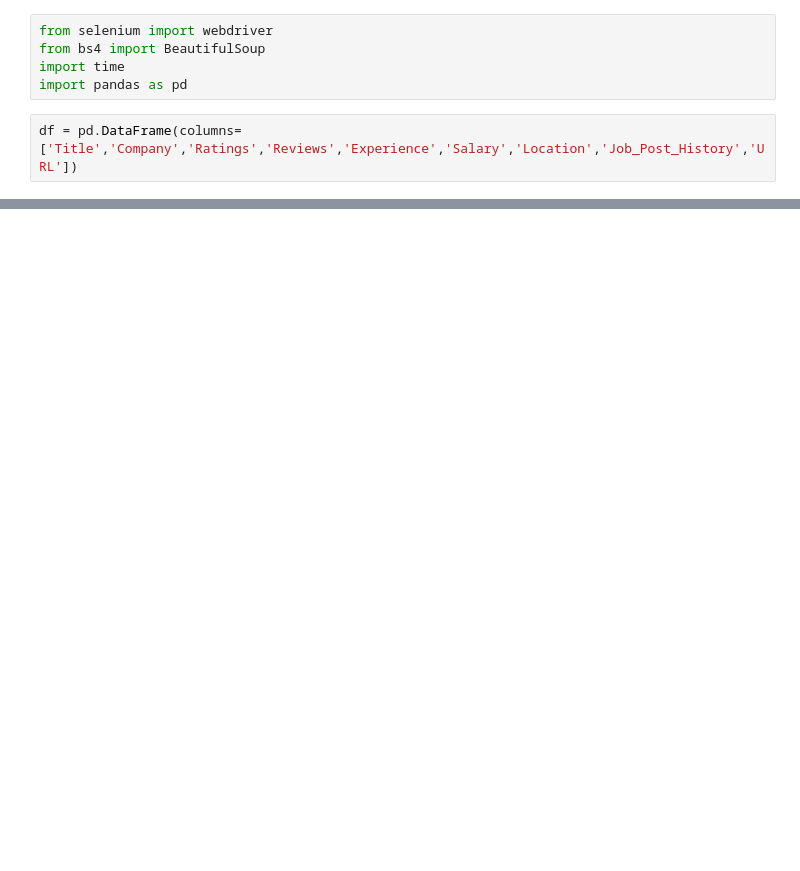
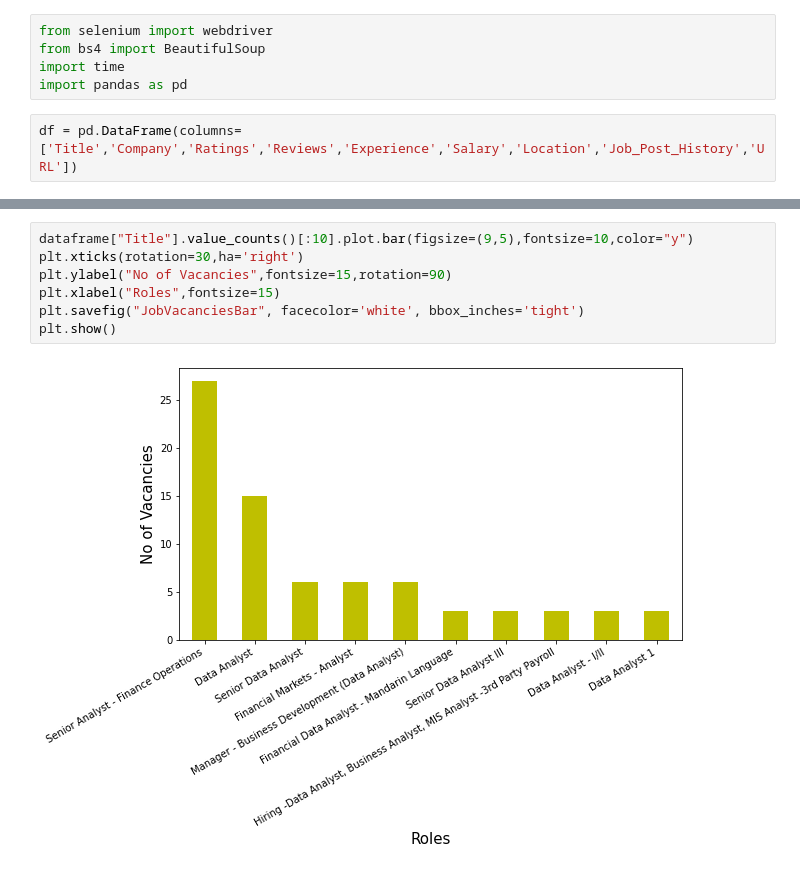
Before and after one commit to MihirMalani1712/SE_PROJECT, a Jupyter notebook: scraper.ipynb, the cells around one changed output, grey strips where cells are left out. Saved outputs shown, nothing was run; the diff lists cells and outputs as text; blank space fills up the shorter version.

```diff
--- a/scraper.ipynb
+++ b/scraper.ipynb
@@ -102,0 +124,9 @@ df.to_csv("./scraped_data.csv",index=False)
+# %%
+dataframe["Title"].value_counts()[:10].plot.bar(figsize=(9,5),fontsize=10,color="y")
+plt.xticks(rotation=30,ha='right')
+plt.ylabel("No of Vacancies",fontsize=15,rotation=90)
+plt.xlabel("Roles",fontsize=15)
+plt.savefig("JobVacanciesBar", facecolor='white', bbox_inches='tight')
+plt.show()
+# %% [output]
+[figure, added]
```
Also changed, not shown: parts of 8 cells of this notebook.
